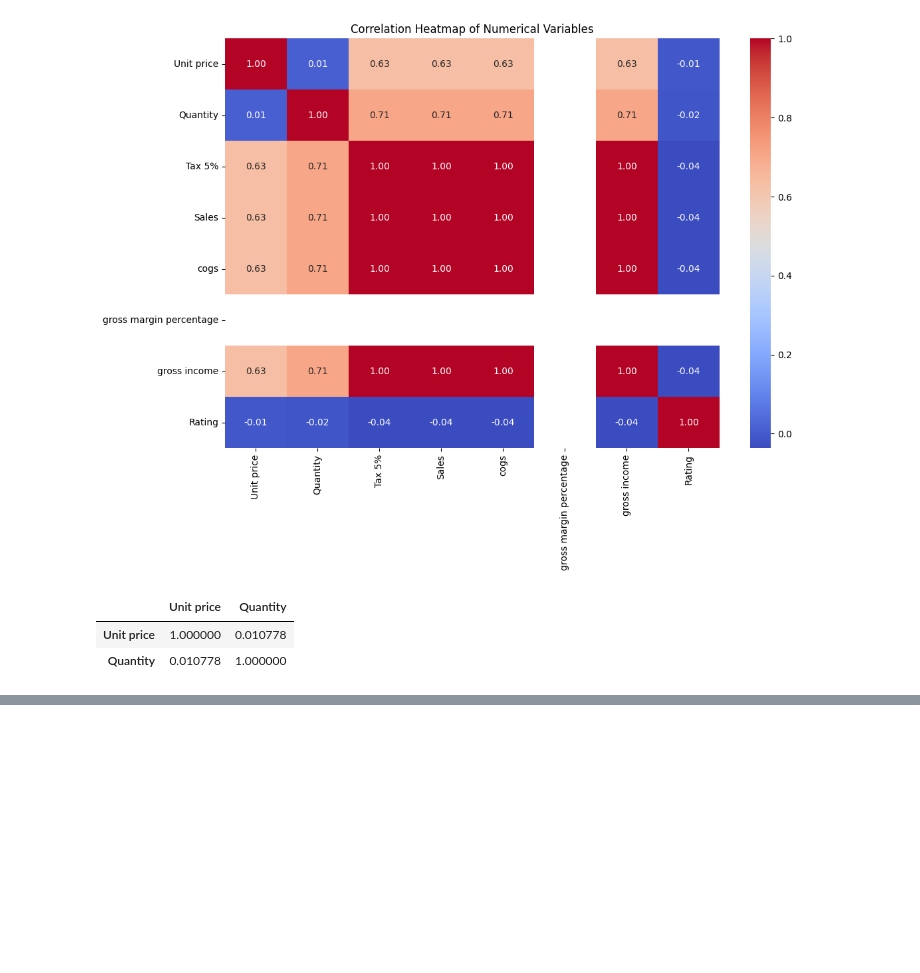
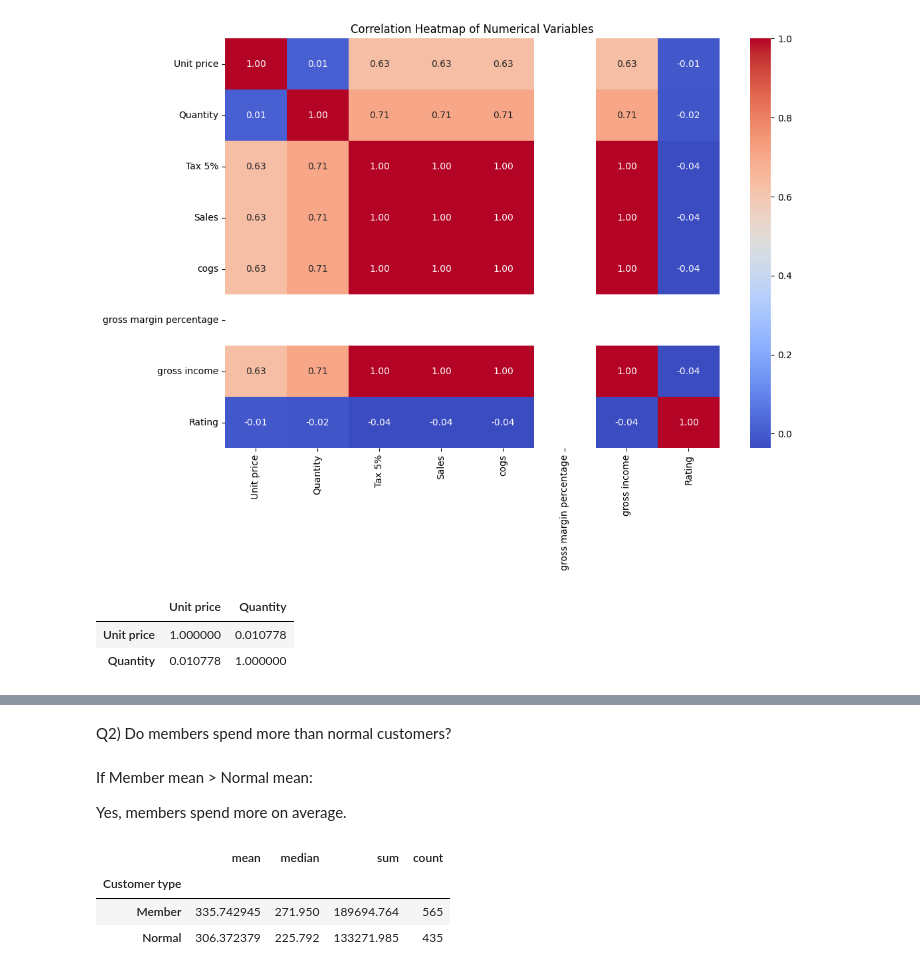
Before and after one commit to m0sfe/Supermarket-Sales-Analysis, a Jupyter notebook: Python_Project.ipynb, the cells around one changed output, grey strips where cells are left out. Drawn from its saved outputs; the diff is of its cells as text; code cells hidden in the pictures; blank space fills up the shorter version.

```diff
--- a/Python_Project.ipynb
+++ b/Python_Project.ipynb
@@ -244,0 +259,14 @@ df[['Unit price', 'Quantity']].corr()
+# %% [markdown]
+Q2) Do members spend more than normal customers?
+# %% [markdown]
+If Member mean > Normal mean:
+
+Yes, members spend more on average.
+# %%
+member_vs_normal = df.groupby('Customer type')['Sales'].agg(['mean','median','sum','count'])
+member_vs_normal
+# %% [output]
+|  | mean | median | sum | count |
+| Customer type |  |  |  |  |
+| Member | 335.742945 | 271.950 | 189694.764 | 565 |
+| Normal | 306.372379 | 225.792 | 133271.985 | 435 |
```
Also changed, not shown: parts of 13 cells of this notebook.
